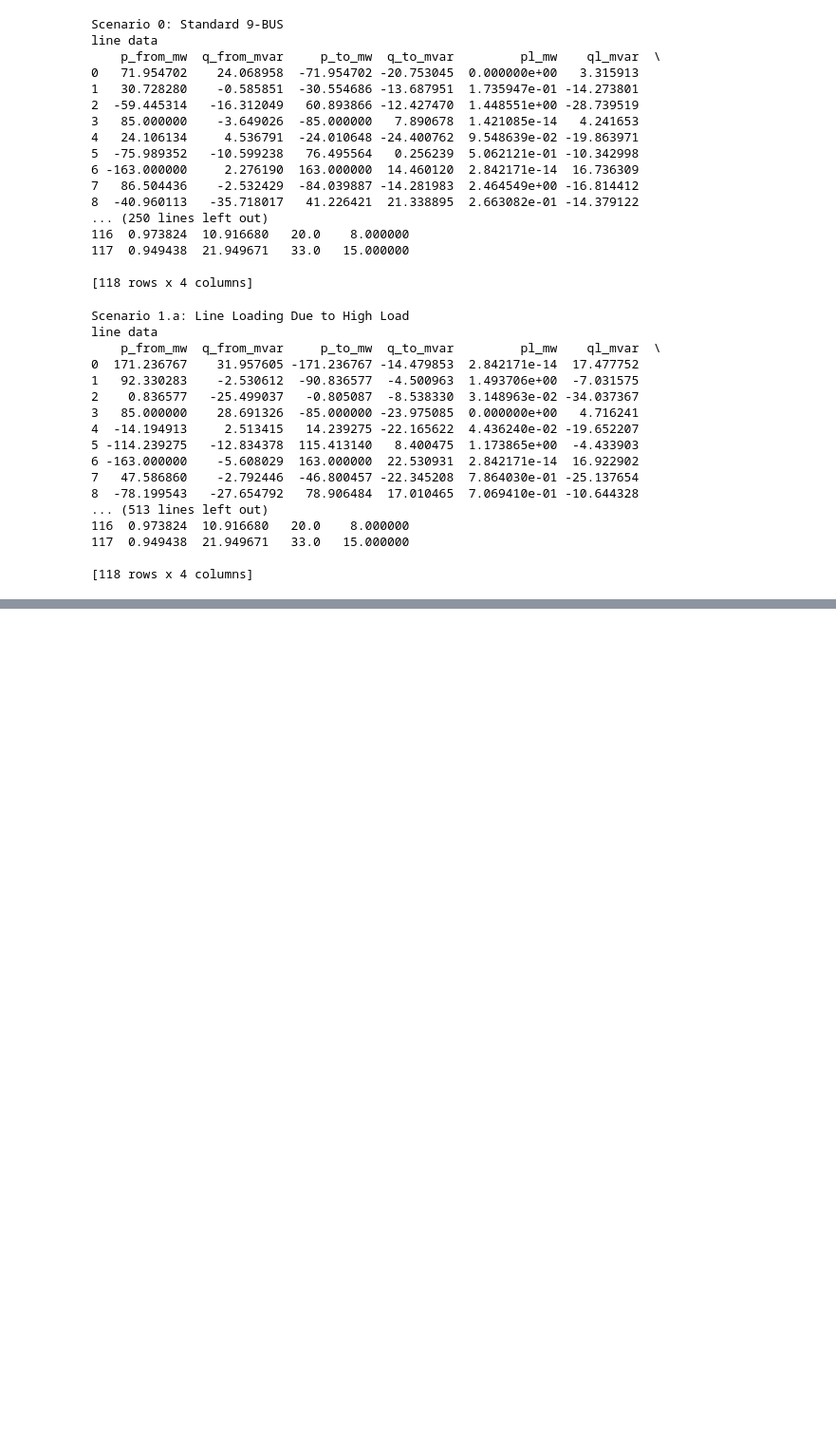
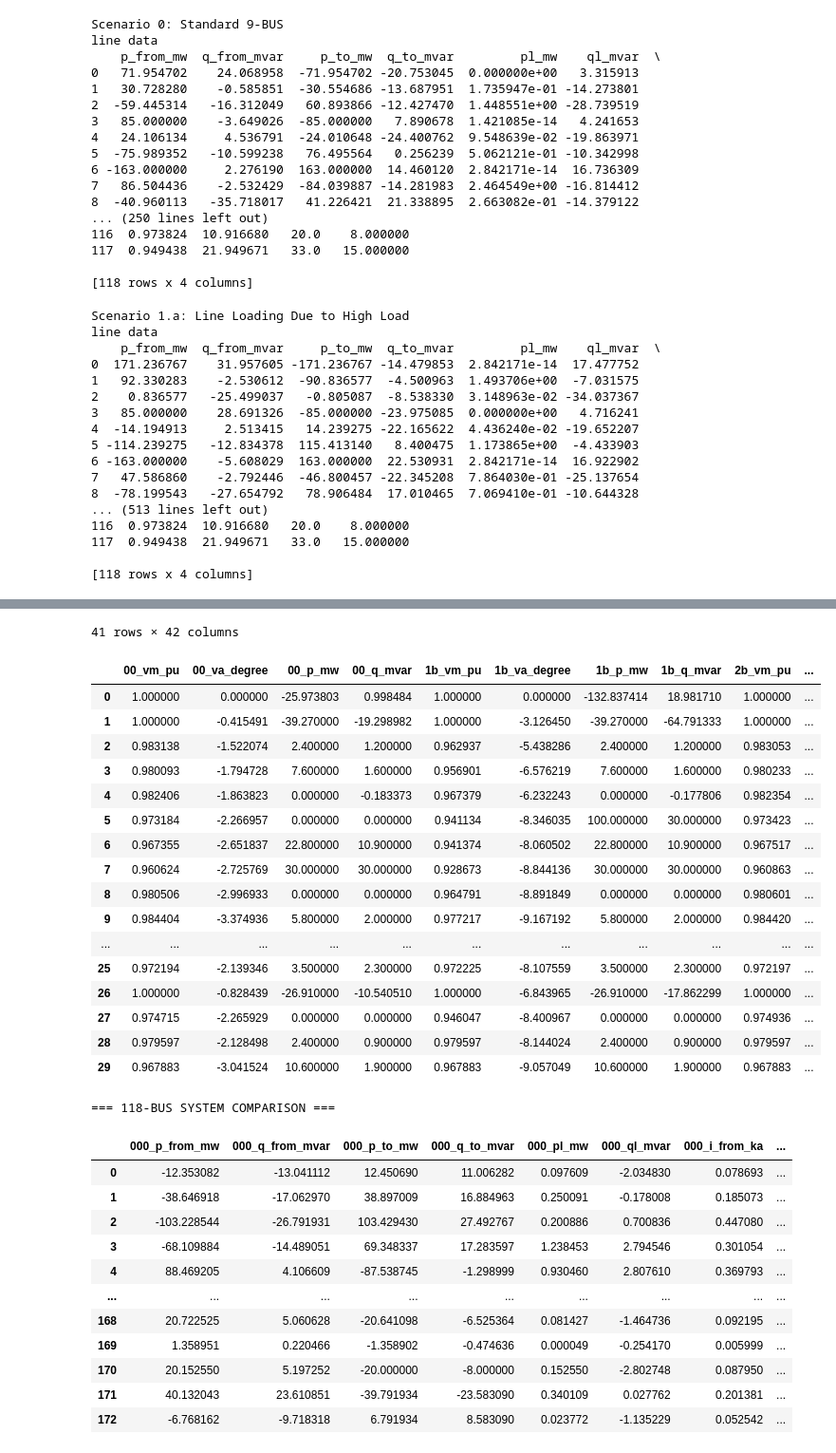
Before and after one commit to ckwon06/2025-ANL-Summer-Internship-Materials, a Jupyter notebook: high_risk_scenario_pandapower_v2.ipynb, the cells around one changed output, grey strips where cells are left out. Shown at 95% size. Saved outputs shown, nothing was run; the diff lists cells and outputs as text; code cells hidden in the pictures; blank space fills up the shorter version.

Commit message:
Add high risk scenario pandapower v2

```diff
--- a/high_risk_scenario_pandapower_v2.ipynb
+++ b/high_risk_scenario_pandapower_v2.ipynb
@@ -129,3 +129,52 @@ line data
 117  0.949438  21.949671   33.0   15.000000
 
 [118 rows x 4 columns]
+# %%
+import pandas as pd
+
+def compare_scenarios(base_net, net1, net2, label_base, label_1, label_2):
+    # Align lengths if needed
+    def align(df1, df2, df3):
+        max_len = max(len(df1), len(df2), len(df3))
+        return (
+            df1.reindex(range(max_len)),
+            df2.reindex(range(max_len)),
+            df3.reindex(range(max_len))
+        )
+
+    # Line data comparison
+    line_base, line_1, line_2 = align(base_net.res_line, net1.res_line, net2.res_line)
+    line_df = pd.concat([
+        line_base.add_prefix(f"{label_base}_"),
+        line_1.add_prefix(f"{label_1}_"),
+        line_2.add_prefix(f"{label_2}_")
+    ], axis=1)
+
+    # Bus data comparison
+    bus_base, bus_1, bus_2 = align(base_net.res_bus, net1.res_bus, net2.res_bus)
+    bus_df = pd.concat([
+        bus_base.add_prefix(f"{label_base}_"),
+        bus_1.add_prefix(f"{label_1}_"),
+        bus_2.add_prefix(f"{label_2}_")
+    ], axis=1)
+
+    return line_df, bus_df
+
+# Compare each group
+line_9, bus_9 = compare_scenarios(net0, net1a, net2a, "0", "1a", "2a")
+line_30, bus_30 = compare_scenarios(net00, net1b, net2b, "00", "1b", "2b")
+line_118, bus_118 = compare_scenarios(net000, net1c, net2c, "000", "1c", "2c")
+
+# Display tables
+print("=== 9-BUS SYSTEM COMPARISON ===")
+display(line_9)
+display(bus_9)
+
+print("=== 30-BUS SYSTEM COMPARISON ===")
+display(line_30)
+display(bus_30)
+
+print("=== 118-BUS SYSTEM COMPARISON ===")
+display(line_118)
+display(bus_118)
+# %% [output]
@@ -131,0 +221,31 @@ line data
+41 rows × 42 columns
+|  | 00_vm_pu | 00_va_degree | 00_p_mw | 00_q_mvar | 1b_vm_pu | 1b_va_degree | 1b_p_mw | 1b_q_mvar | 2b_vm_pu | ... |
+| 0 | 1.000000 | 0.000000 | -25.973803 | 0.998484 | 1.000000 | 0.000000 | -132.837414 | 18.981710 | 1.000000 | ... |
+| 1 | 1.000000 | -0.415491 | -39.270000 | -19.298982 | 1.000000 | -3.126450 | -39.270000 | -64.791333 | 1.000000 | ... |
+| 2 | 0.983138 | -1.522074 | 2.400000 | 1.200000 | 0.962937 | -5.438286 | 2.400000 | 1.200000 | 0.983053 | ... |
+| 3 | 0.980093 | -1.794728 | 7.600000 | 1.600000 | 0.956901 | -6.576219 | 7.600000 | 1.600000 | 0.980233 | ... |
+| 4 | 0.982406 | -1.863823 | 0.000000 | -0.183373 | 0.967379 | -6.232243 | 0.000000 | -0.177806 | 0.982354 | ... |
+| 5 | 0.973184 | -2.266957 | 0.000000 | 0.000000 | 0.941134 | -8.346035 | 100.000000 | 30.000000 | 0.973423 | ... |
+| 6 | 0.967355 | -2.651837 | 22.800000 | 10.900000 | 0.941374 | -8.060502 | 22.800000 | 10.900000 | 0.967517 | ... |
+| 7 | 0.960624 | -2.725769 | 30.000000 | 30.000000 | 0.928673 | -8.844136 | 30.000000 | 30.000000 | 0.960863 | ... |
+| 8 | 0.980506 | -2.996933 | 0.000000 | 0.000000 | 0.964791 | -8.891849 | 0.000000 | 0.000000 | 0.980601 | ... |
+| 9 | 0.984404 | -3.374936 | 5.800000 | 2.000000 | 0.977217 | -9.167192 | 5.800000 | 2.000000 | 0.984420 | ... |
+| ... | ... | ... | ... | ... | ... | ... | ... | ... | ... | ... |
+| 25 | 0.972194 | -2.139346 | 3.500000 | 2.300000 | 0.972225 | -8.107559 | 3.500000 | 2.300000 | 0.972197 | ... |
+| 26 | 1.000000 | -0.828439 | -26.910000 | -10.540510 | 1.000000 | -6.843965 | -26.910000 | -17.862299 | 1.000000 | ... |
+| 27 | 0.974715 | -2.265929 | 0.000000 | 0.000000 | 0.946047 | -8.400967 | 0.000000 | 0.000000 | 0.974936 | ... |
+| 28 | 0.979597 | -2.128498 | 2.400000 | 0.900000 | 0.979597 | -8.144024 | 2.400000 | 0.900000 | 0.979597 | ... |
+| 29 | 0.967883 | -3.041524 | 10.600000 | 1.900000 | 0.967883 | -9.057049 | 10.600000 | 1.900000 | 0.967883 | ... |
+=== 118-BUS SYSTEM COMPARISON ===
+|  | 000_p_from_mw | 000_q_from_mvar | 000_p_to_mw | 000_q_to_mvar | 000_pl_mw | 000_ql_mvar | 000_i_from_ka | ... |
+| 0 | -12.353082 | -13.041112 | 12.450690 | 11.006282 | 0.097609 | -2.034830 | 0.078693 | ... |
+| 1 | -38.646918 | -17.062970 | 38.897009 | 16.884963 | 0.250091 | -0.178008 | 0.185073 | ... |
+| 2 | -103.228544 | -26.791931 | 103.429430 | 27.492767 | 0.200886 | 0.700836 | 0.447080 | ... |
+| 3 | -68.109884 | -14.489051 | 69.348337 | 17.283597 | 1.238453 | 2.794546 | 0.301054 | ... |
+| 4 | 88.469205 | 4.106609 | -87.538745 | -1.298999 | 0.930460 | 2.807610 | 0.369793 | ... |
+| ... | ... | ... | ... | ... | ... | ... | ... | ... |
+| 168 | 20.722525 | 5.060628 | -20.641098 | -6.525364 | 0.081427 | -1.464736 | 0.092195 | ... |
+| 169 | 1.358951 | 0.220466 | -1.358902 | -0.474636 | 0.000049 | -0.254170 | 0.005999 | ... |
+| 170 | 20.152550 | 5.197252 | -20.000000 | -8.000000 | 0.152550 | -2.802748 | 0.087950 | ... |
+| 171 | 40.132043 | 23.610851 | -39.791934 | -23.583090 | 0.340109 | 0.027762 | 0.201381 | ... |
+| 172 | -6.768162 | -9.718318 | 6.791934 | 8.583090 | 0.023772 | -1.135229 | 0.052542 | ... |
```
Also changed, not shown: parts of 2 cells of this notebook.
